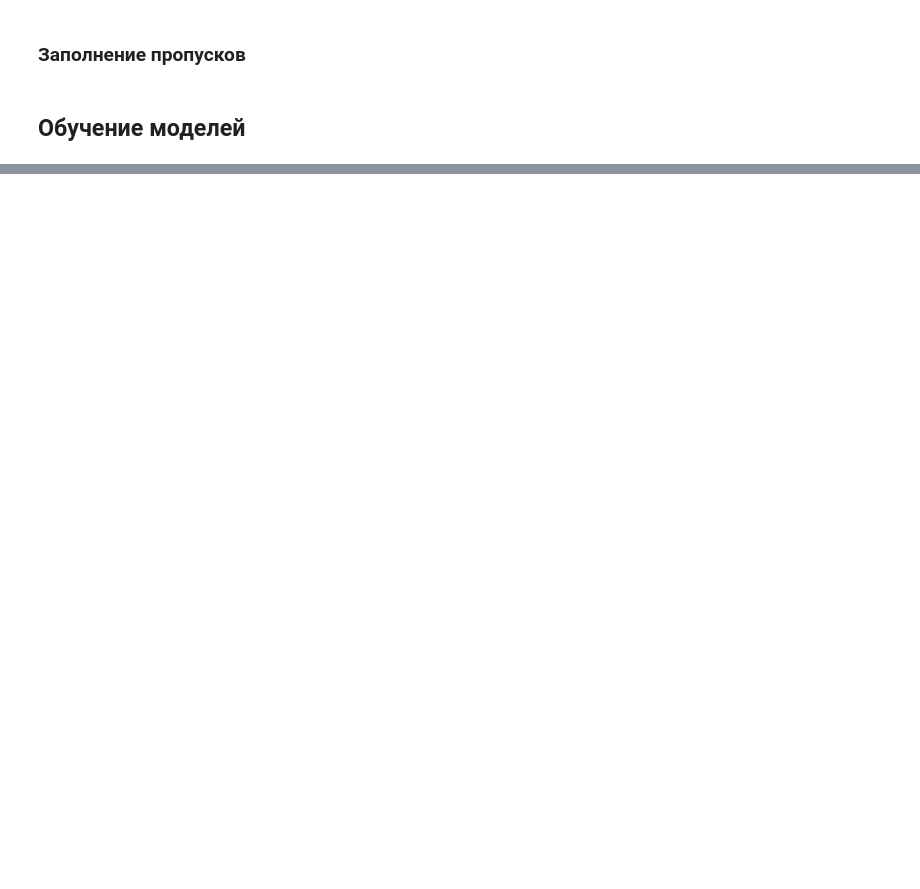
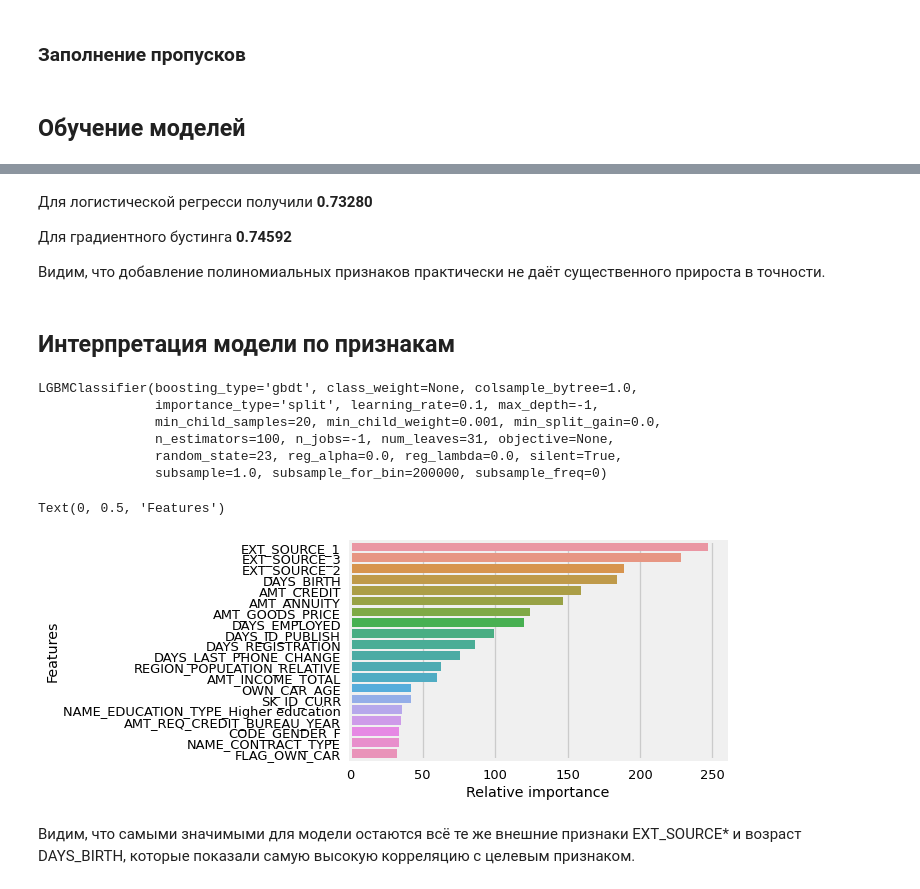
Before and after one commit to bypolyarka/home-credit-kaggle, a Jupyter notebook: home_credit_default_risk.ipynb, the cells around one changed output, grey strips where cells are left out. Cells and saved outputs as stored; diff of their text form; code cells hidden in the pictures; blank space fills up the shorter version.

```diff
--- a/home_credit_default_risk.ipynb
+++ b/home_credit_default_risk.ipynb
@@ -713,0 +817,18 @@ N_RF
+# %%
+# обучение без полиномиальных признаков
+classifiers = [('LogRegr', LogisticRegression(random_state=random_state, C=1e-4, verbose=1, n_jobs=-1)),
+               ('LGBM', LGBMClassifier(n_estimators=200, random_state=random_state, verbose=1, n_jobs=-1))]
+
+# стандартизация данных
+scaler = StandardScaler()
+train = scaler.fit_transform(train)
+test = scaler.transform(test)
+
+for name, clf in classifiers:
+    print('Taining: {}'.format(name))
+    clf.fit(train, Y)
+    predictions = clf.predict_proba(test)[:, 1]
+
+    submit = app_test[['SK_ID_CURR']]
+    submit['TARGET'] = predictions
+    submit.to_csv('{}_submission.csv'.format(clf.__class__.__name__), index = False)
@@ -713,0 +844,18 @@ N_RF
+# %%
+# обучение без полиномиальных признаков
+classifiers_poly = [('LogRegr', LogisticRegression(random_state=random_state, C=1e-4, verbose=1, n_jobs=-1)),
+               ('LGBM', LGBMClassifier(n_estimators=200, random_state=random_state, verbose=1, n_jobs=-1))]
+
+# стандартизация данных
+scaler = StandardScaler()
+train_poly = scaler.fit_transform(train_poly)
+test_poly = scaler.transform(test_poly)
+
+for name, clf in classifiers:
+    print('Taining: {}'.format(name))
+    clf.fit(train_poly, Y)
+    predictions = clf.predict_proba(test_poly)[:, 1]
+
+    submit = app_test[['SK_ID_CURR']]
+    submit['TARGET'] = predictions
+    submit.to_csv('{}_poly_submission.csv'.format(clf.__class__.__name__), index = False)
@@ -713,0 +867,30 @@ N_RF
+# %% [markdown]
+Для логистической регресси получили **0.73280**
+
+Для градиентного бустинга **0.74592**
+
+
+Видим, что добавление полиномиальных признаков практически не даёт существенного прироста в точности.
+# %% [markdown]
+## Интерпретация модели по признакам
+# %%
+lgbm = LGBMClassifier(random_state=random_state)
+lgbm.fit(train, Y)
+# %% [output]
+LGBMClassifier(boosting_type='gbdt', class_weight=None, colsample_bytree=1.0,
+               importance_type='split', learning_rate=0.1, max_depth=-1,
+               min_child_samples=20, min_child_weight=0.001, min_split_gain=0.0,
+               n_estimators=100, n_jobs=-1, num_leaves=31, objective=None,
+               random_state=23, reg_alpha=0.0, reg_lambda=0.0, silent=True,
+               subsample=1.0, subsample_for_bin=200000, subsample_freq=0)
+# %%
+indices = np.argsort(lgbm.feature_importances_)[::-1][:40]
+g = sns.barplot(y=train_features[indices][:20], x=lgbm.feature_importances_[indices][:20] , orient='h')
+g.set_xlabel("Relative importance")
+g.set_ylabel("Features")
+# g.tick_params(labelsize=9)
+# %% [output]
+Text(0, 0.5, 'Features')
+[figure, added]
+# %% [markdown]
+Видим, что самыми значимыми для модели остаются всё те же внешние признаки EXT_SOURCE* и возраст DAYS_BIRTH, которые показали самую высокую корреляцию с целевым признаком.
```
Also changed, not shown: parts of 30 cells of this notebook.
